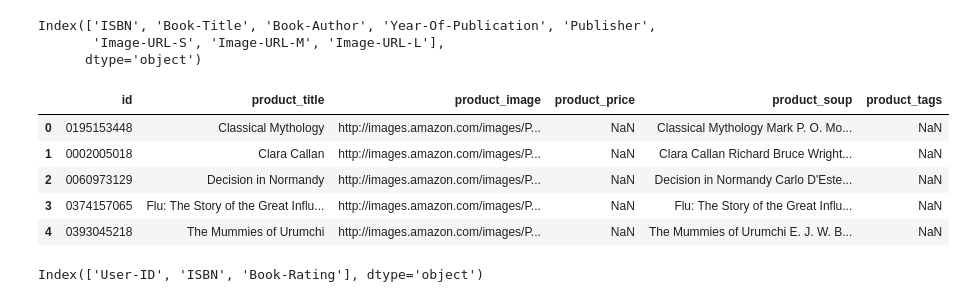
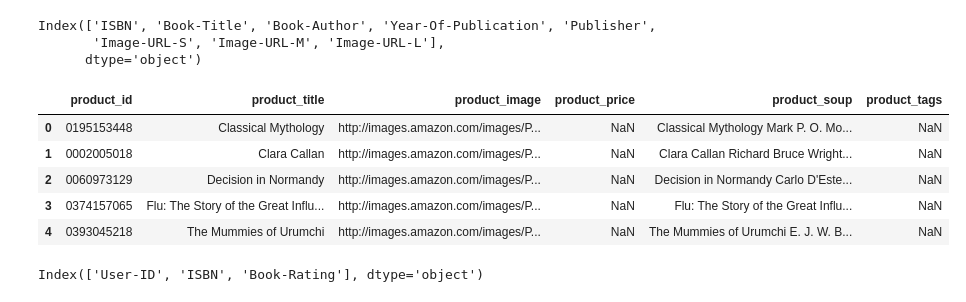
Before and after one commit to NeneWang/recommendation-systems-exploration, a Jupyter notebook: enhancement/standard_format_data_books.ipynb, the cells around one changed output. Drawn from its saved outputs; the diff is of its cells as text; code cells hidden in the pictures.

```diff
--- a/enhancement/standard_format_data_books.ipynb
+++ b/enhancement/standard_format_data_books.ipynb
@@ -40,36 +41,36 @@ Index(['ISBN', 'Book-Title', 'Book-Author', 'Year-Of-Publication', 'Publisher',
 """
 
 products:
 
 | name           | type | description                               |
 | -------------- | ---- | ----------------------------------------- |
 | id             | str  | Unique identifier of the product          |
 | product_title  | str  | Title of the product                      |
 | product_image  | str  | Image of the product                      |
 | product_price  | int  | Price of the product (if available)  |
 | product_soup   | str  | All Aggregated Description of the product |
 | product_tags   | str  | List of tags of the product, sep by comma |
 
 From:
 
 Index(['ISBN', 'Book-Title', 'Book-Author', 'Year-Of-Publication', 'Publisher',
        'Image-URL-S', 'Image-URL-M', 'Image-URL-L'],
 
 """
 
 products_books = products_df_original.copy()
-products_books['id'] = products_books["ISBN"]
+products_books['product_id'] = products_books["ISBN"]
 products_books["product_title"] = products_books["Book-Title"]
 products_books["product_image"] = products_books["Image-URL-M"]
 products_books["product_price"] = np.nan
 products_books["product_soup"] = products_books["Book-Title"] + " " + products_books["Book-Author"] + " " + products_books["Publisher"]
 products_books["product_tags"] = np.nan
 
 
-products_books = products_books[["id", "product_title", "product_image", "product_price", "product_soup", "product_tags"]]
+products_books = products_books[["product_id", "product_title", "product_image", "product_price", "product_soup", "product_tags"]]
 products_books.head()
 # %% [output]
-|  | id | product_title | product_image | product_price | product_soup | product_tags |
+|  | product_id | product_title | product_image | product_price | product_soup | product_tags |
 | 0 | 0195153448 | Classical Mythology | http://images.amazon.com/images/P... | NaN | Classical Mythology Mark P. O. Mo... | NaN |
 | 1 | 0002005018 | Clara Callan | http://images.amazon.com/images/P... | NaN | Clara Callan Richard Bruce Wright... | NaN |
 | 2 | 0060973129 | Decision in Normandy | http://images.amazon.com/images/P... | NaN | Decision in Normandy Carlo D'Este... | NaN |
```
Also changed, not shown: parts of 4 cells of this notebook, 4 other files.
